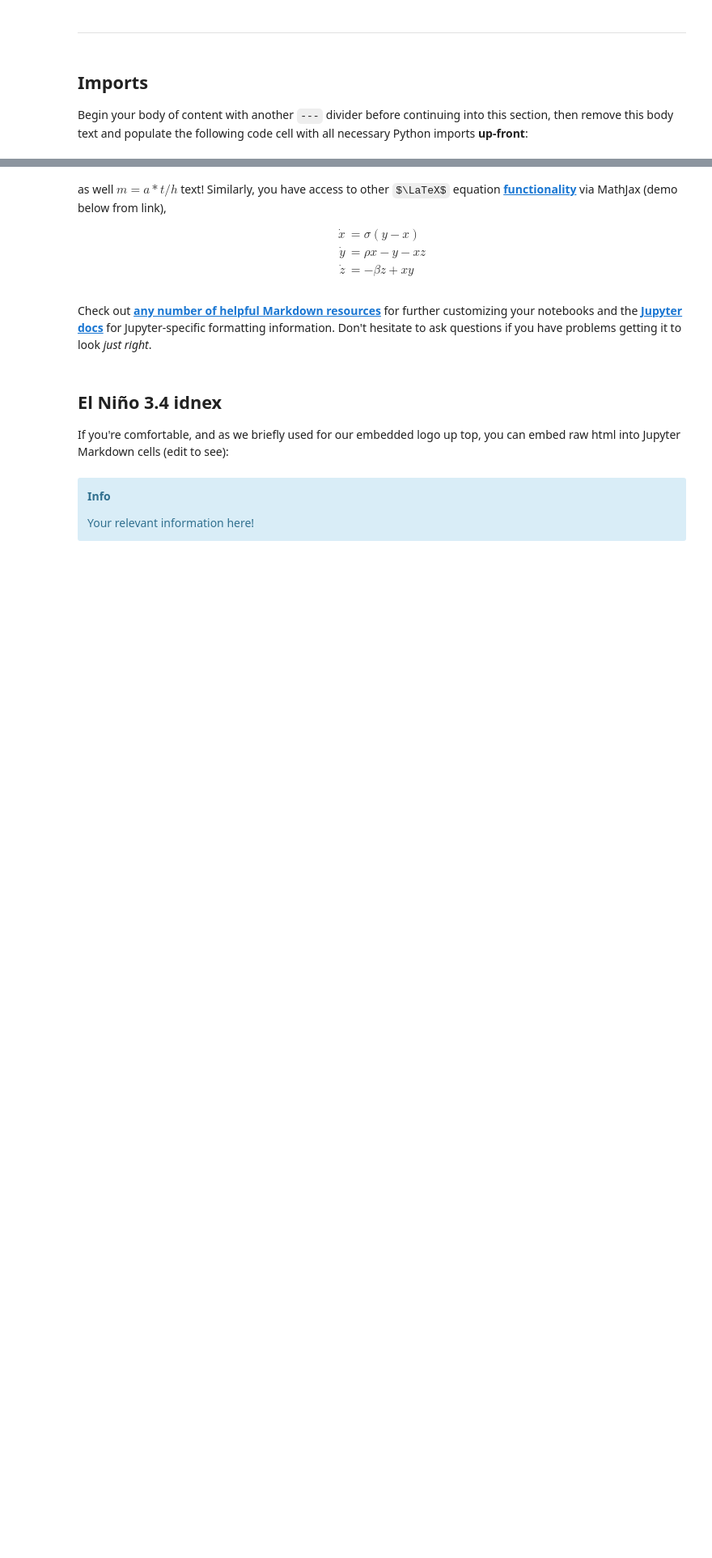
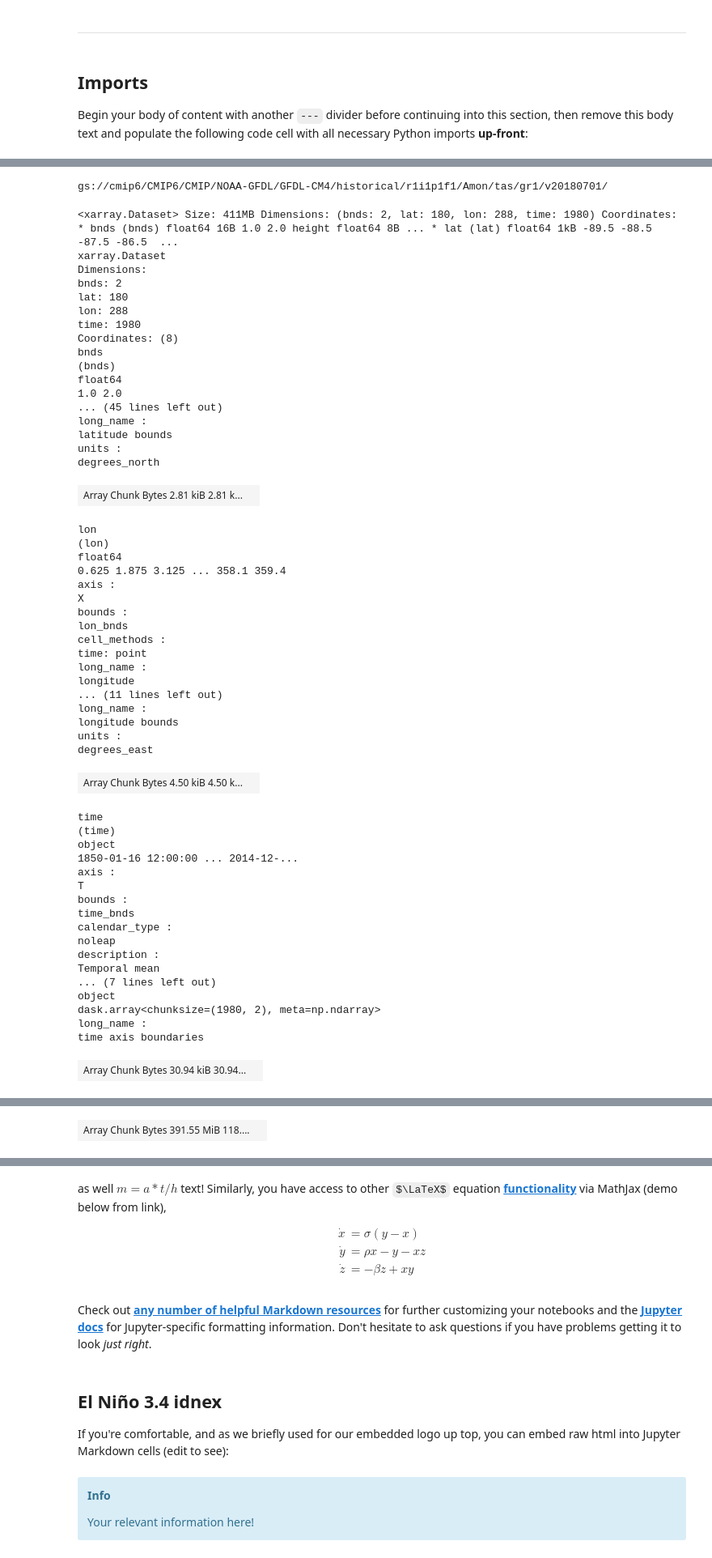
Before and after one commit to ProjectPythia/CFC-extreme-weather-cookbook, a Jupyter notebook: cfc-atm.ipynb, the cells around one changed output, grey strips where cells are left out. Shown: that part at 81% size. Saved outputs shown, nothing was run; the diff lists cells and outputs as text; code cells hidden in the pictures; some formulas as TeX source; blank space fills up the shorter version.

```diff
--- a/cfc-atm.ipynb
+++ b/cfc-atm.ipynb
@@ -86,0 +106,67 @@ Here we can move on to our second objective, and we can demonstrate
+# %%
+# get the path to a specific zarr store (the first one from the dataframe above)
+zstore = df_gfdl.zstore.values[-1]
+print(zstore)
+
+# create a mutable-mapping-style interface to the store
+mapper = fsspec.get_mapper(zstore)
+
+# open it using xarray and zarr
+ds = xr.open_zarr(mapper, consolidated=True)
+ds
+# %% [output]
+gs://cmip6/CMIP6/CMIP/NOAA-GFDL/GFDL-CM4/historical/r1i1p1f1/Amon/tas/gr1/v20180701/
+<xarray.Dataset> Size: 411MB Dimensions: (bnds: 2, lat: 180, lon: 288, time: 1980) Coordinates: * bnds (bnds) float64 16B 1.0 2.0 height float64 8B ... * lat (lat) float64 1kB -89.5 -88.5 -87.5 -86.5  ...
+xarray.Dataset
+Dimensions:
+bnds: 2
+lat: 180
+lon: 288
+time: 1980
+Coordinates: (8)
+bnds
+(bnds)
+float64
+1.0 2.0
+... (45 lines left out)
+long_name :
+latitude bounds
+units :
+degrees_north
+| Array Chunk Bytes 2.81 kiB 2.81 k... |  |
+lon
+(lon)
+float64
+0.625 1.875 3.125 ... 358.1 359.4
+axis :
+X
+bounds :
+lon_bnds
+cell_methods :
+time: point
+long_name :
+longitude
+... (11 lines left out)
+long_name :
+longitude bounds
+units :
+degrees_east
+| Array Chunk Bytes 4.50 kiB 4.50 k... |  |
+time
+(time)
+object
+1850-01-16 12:00:00 ... 2014-12-...
+axis :
+T
+bounds :
+time_bnds
+calendar_type :
+noleap
+description :
+Temporal mean
+... (7 lines left out)
+object
+dask.array<chunksize=(1980, 2), meta=np.ndarray>
+long_name :
+time axis boundaries
+| Array Chunk Bytes 30.94 kiB 30.94... |  |
@@ -86,0 +192 @@ Here we can move on to our second objective, and we can demonstrate
+| Array Chunk Bytes 391.55 MiB 118.... |  |
```
Also changed, not shown: parts of 26 cells of this notebook.
